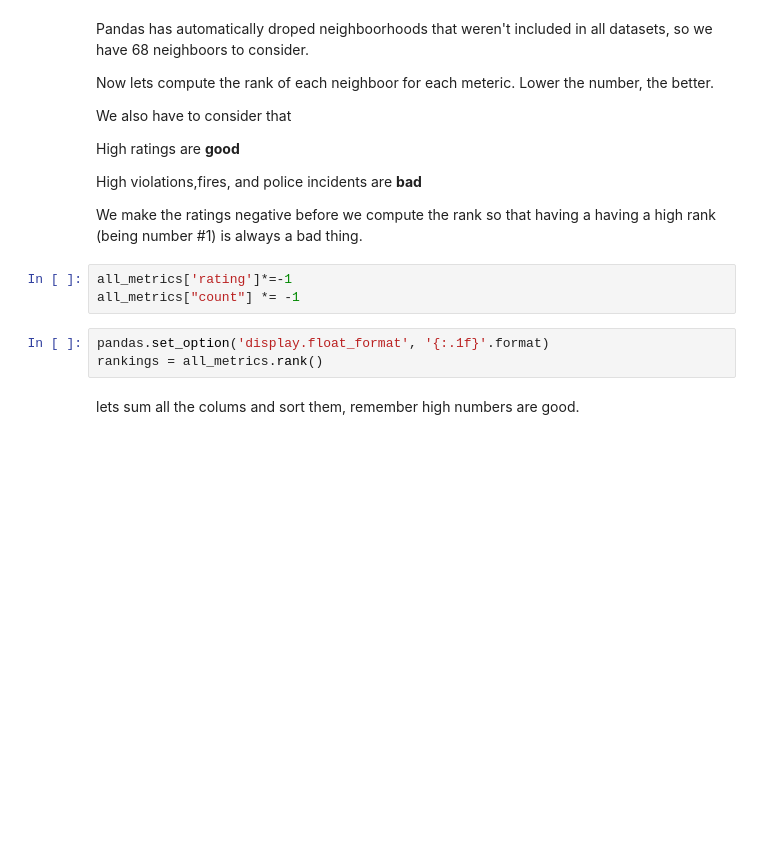
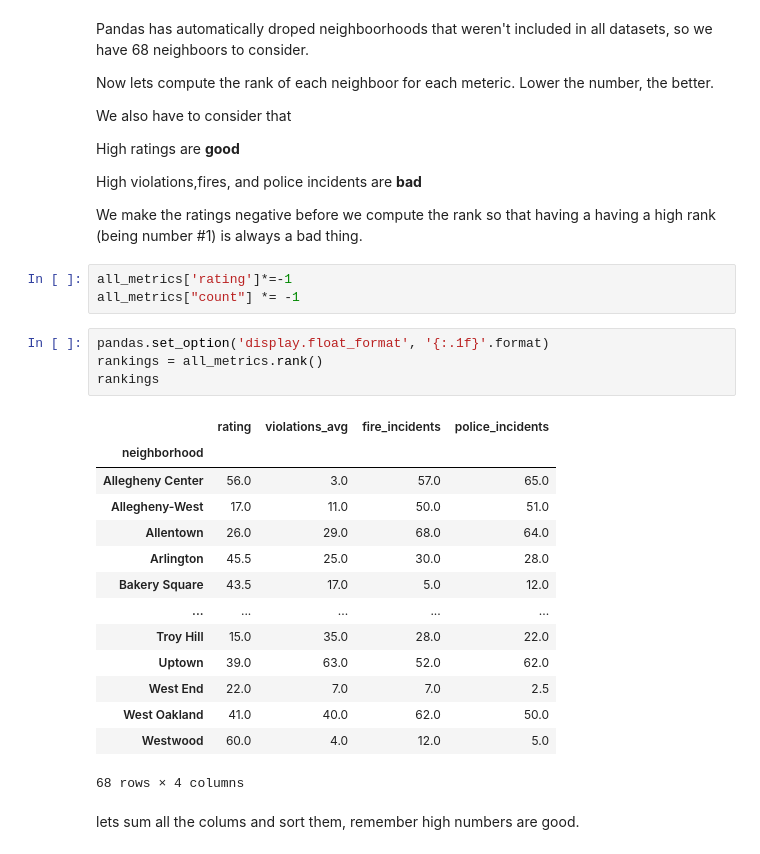
Before and after one commit to Bejofo/CMPINFO_0010_Final_Project, a Jupyter notebook: notebooks/summary.ipynb, the cells around one changed output. Cells and saved outputs as stored; diff of their text form; blank space fills up the shorter version.

```diff
--- a/notebooks/summary.ipynb
+++ b/notebooks/summary.ipynb
@@ -760,6 +760,22 @@ all_metrics["count"] *= -1
 # %%
 pandas.set_option('display.float_format', '{:.1f}'.format)
 rankings = all_metrics.rank()
+rankings
+# %% [output]
+|  | rating | violations_avg | fire_incidents | police_incidents |
+| neighborhood |  |  |  |  |
+| Allegheny Center | 56.0 | 3.0 | 57.0 | 65.0 |
+| Allegheny-West | 17.0 | 11.0 | 50.0 | 51.0 |
+| Allentown | 26.0 | 29.0 | 68.0 | 64.0 |
+| Arlington | 45.5 | 25.0 | 30.0 | 28.0 |
+| Bakery Square | 43.5 | 17.0 | 5.0 | 12.0 |
+| ... | ... | ... | ... | ... |
+| Troy Hill | 15.0 | 35.0 | 28.0 | 22.0 |
+| Uptown | 39.0 | 63.0 | 52.0 | 62.0 |
+| West End | 22.0 | 7.0 | 7.0 | 2.5 |
+| West Oakland | 41.0 | 40.0 | 62.0 | 50.0 |
+| Westwood | 60.0 | 4.0 | 12.0 | 5.0 |
+68 rows × 4 columns
 # %% [markdown]
 lets sum all the colums and sort them, remember high numbers are good.
 # %%
```
Also changed, not shown: parts of 1 cell of this notebook.
